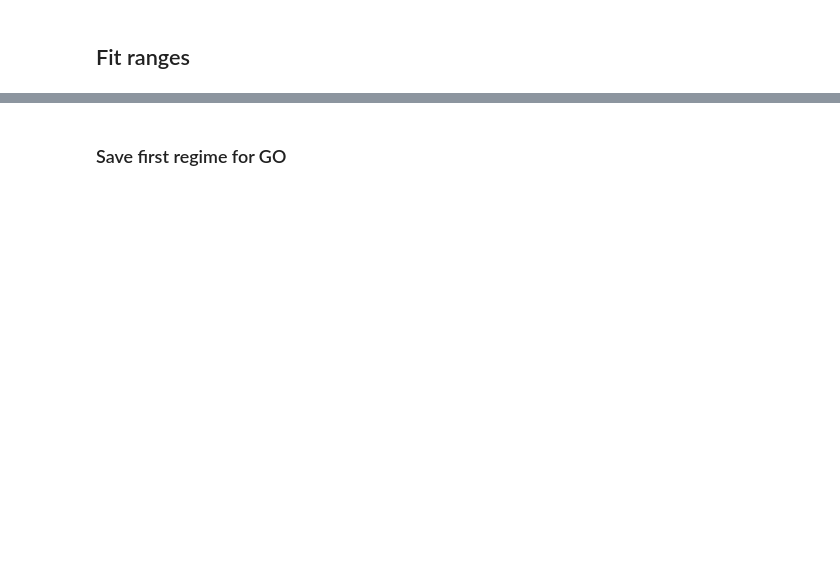
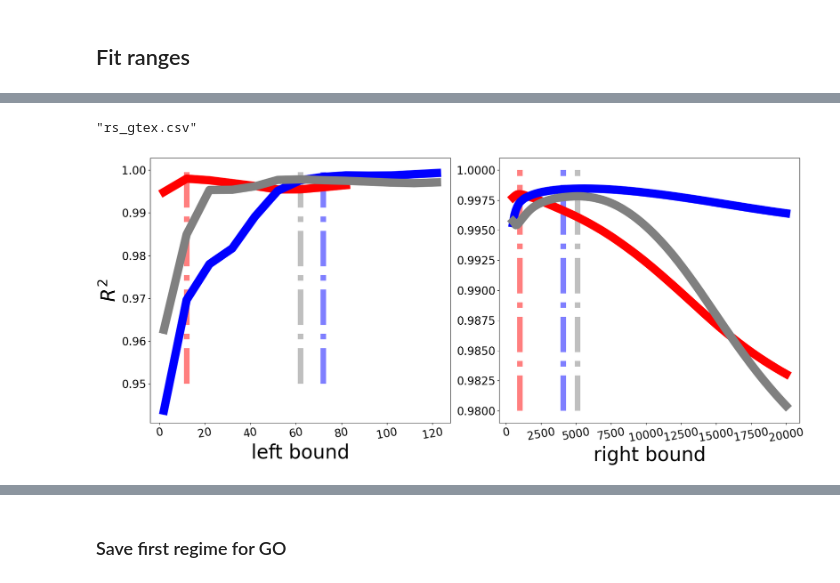
Before and after one commit to fvalle1/phd, a Jupyter notebook: mouse_Atlas/after_plot.ipynb, the cells around one changed output, grey strips where cells are left out. Saved outputs shown, nothing was run; the diff lists cells and outputs as text; code cells hidden in the pictures; blank space fills up the shorter version.

```diff
--- a/mouse_Atlas/after_plot.ipynb
+++ b/mouse_Atlas/after_plot.ipynb
@@ -88,5 +114,5 @@ end
 # %%
-r2, fit,  limits = optimize_fit(f_gtex);
+r2, fit,  limits, Rs, windows = optimize_fit(f_gtex);
 # %%
 fig, ax = PyPlot.subplots(figsize=(18,15))
 
@@ -126,0 +155,31 @@ fig.savefig("zipf_alldatasets_fit_gtex.pdf")
+# %%
+CSV.write("rs_gtex.csv", DataFrames.DataFrame(Rs))
+# %% [output]
+"rs_gtex.csv"
+# %%
+fig,ax = PyPlot.subplots(1, 2, figsize=(18,8))
+
+for (dataset, limits, sx_max, color) in zip(["tm", "mca", "gtex"],[(12,1000); (72,4100); (62,5100)],[82 122 122], ["red" "blue" "gray"])
+    Rs = Matrix(CSV.read("rs_$(dataset).csv"))
+    ax[1].plot(range(bounds["sx"]["min"],sx_max,step=bounds["sx"]["step"]), Rs[:,Int64((limits[2]-bounds["dx"]["min"])/bounds["dx"]["step"]+1)], lw=15, color=color)
+    ax[2].plot(range(bounds["dx"]["min"],bounds["dx"]["max"],step=bounds["dx"]["step"]), Rs[Int64((limits[1]-bounds["sx"]["min"])/bounds["sx"]["step"]+1),:], lw=15, color=color)
+
+    ax[1].vlines([limits[1]], 0.95, 1, colors=color, ls="-.", lw=10, alpha =0.5)
+    ax[2].vlines([limits[2]], 0.98, 1, colors=color, ls="-.", lw=10, alpha =0.5)
+end
+
+ax[1].set_ylabel(L"R^2", fontsize=35)
+ax[1].set_xlabel("left bound", fontsize=35)
+#ax[1].set_xscale("log")
+
+ax[2].set_xlabel("right bound", fontsize=35)
+#ax[2].set_xscale("log")
+
+ax[1].tick_params(axis="x", rotation=10)
+ax[2].tick_params(axis="x", rotation=10)
+#ax[2].set_ylim(0.98,0.999)
+
+PyPlot.show()
+fig.savefig("bounds.pdf")
+# %% [output]
+[figure, added]
```
Also changed, not shown: parts of 21 cells of this notebook, 12 other files.
